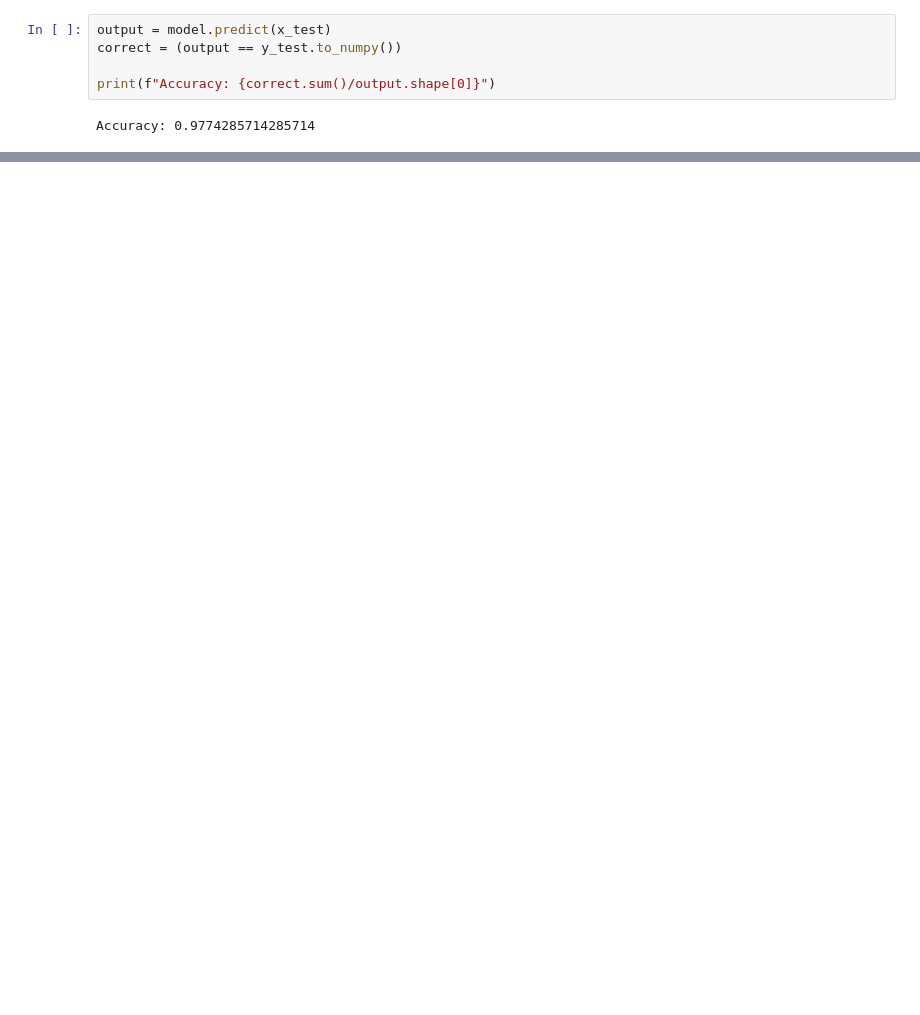
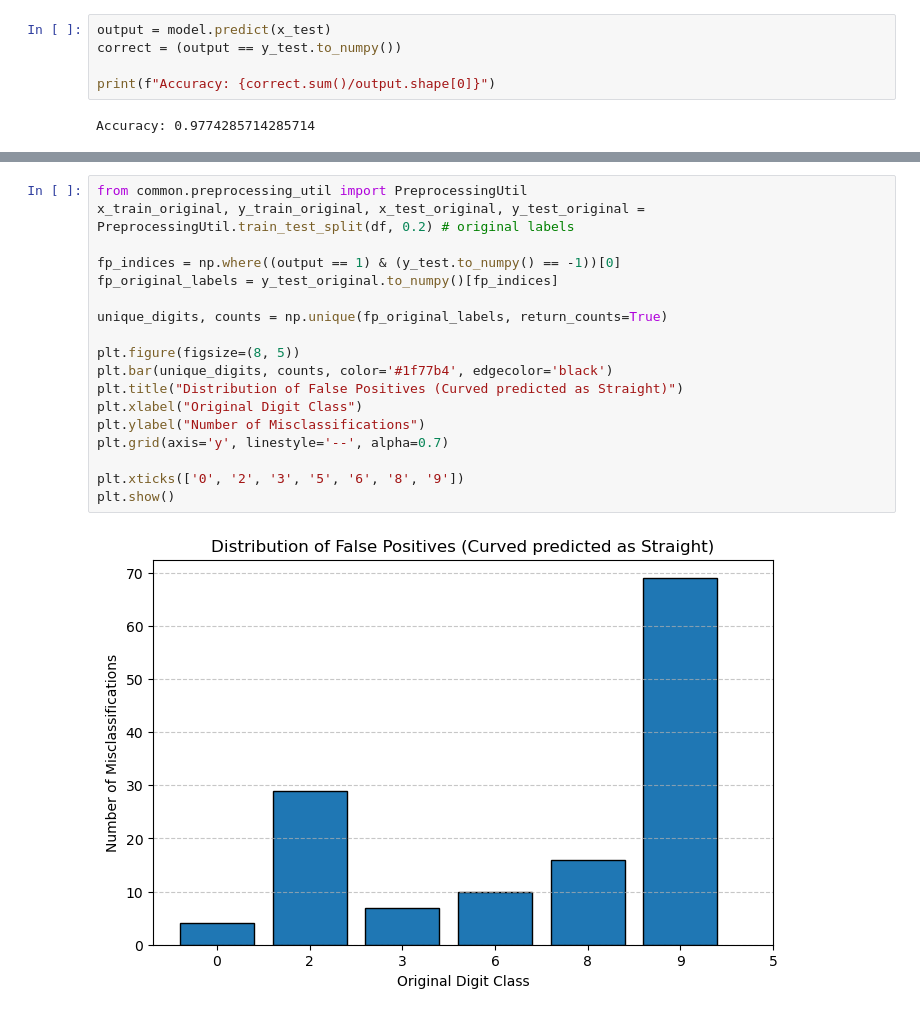
Before and after one commit to tarek-moh/The-MNIST-Suite, a Jupyter notebook: models/svm-primal/svm-primal.ipynb, the cells around one changed output, grey strips where cells are left out. Drawn from its saved outputs; the diff is of its cells as text; blank space fills up the shorter version.

```diff
--- a/models/svm-primal/svm-primal.ipynb
+++ b/models/svm-primal/svm-primal.ipynb
@@ -206,0 +268,20 @@ Accuracy: 0.9774285714285714
+# %%
+from common.preprocessing_util import PreprocessingUtil
+x_train_original, y_train_original, x_test_original, y_test_original = PreprocessingUtil.train_test_split(df, 0.2) # original labels
+
+fp_indices = np.where((output == 1) & (y_test.to_numpy() == -1))[0]
+fp_original_labels = y_test_original.to_numpy()[fp_indices]
+
+unique_digits, counts = np.unique(fp_original_labels, return_counts=True)
+
+plt.figure(figsize=(8, 5))
+plt.bar(unique_digits, counts, color='#1f77b4', edgecolor='black')
+plt.title("Distribution of False Positives (Curved predicted as Straight)")
+plt.xlabel("Original Digit Class")
+plt.ylabel("Number of Misclassifications")
+plt.grid(axis='y', linestyle='--', alpha=0.7)
+
+plt.xticks(['0', '2', '3', '5', '6', '8', '9'])
+plt.show()
+# %% [output]
+[figure, added]
```
Also changed, not shown: parts of 10 cells of this notebook, 1 other file.
